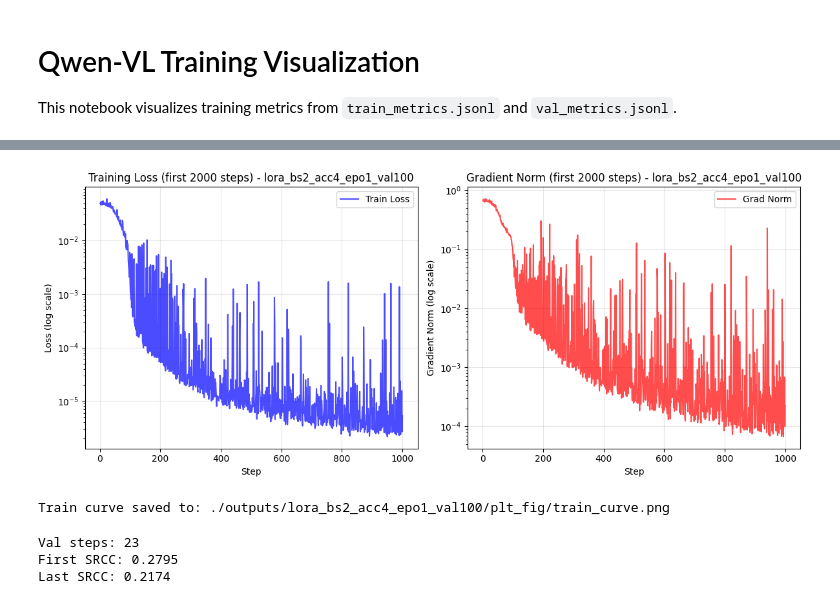
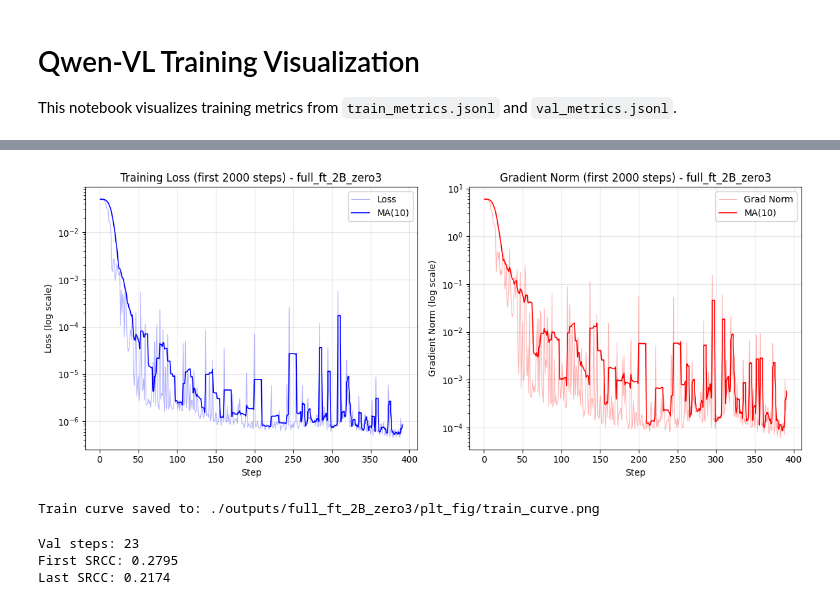
Before and after one commit to binwindow/qwen_ProtraitCraft, a Jupyter notebook: visualization.ipynb, the cells around one changed output, grey strips where cells are left out. Saved outputs shown, nothing was run; the diff lists cells and outputs as text; code cells hidden in the pictures.

```diff
--- a/visualization.ipynb
+++ b/visualization.ipynb
@@ -21,7 +21,7 @@ def load_jsonl(filepath):
     return metrics
 # %%
 # Configuration
-EXP_NAME = "lora_bs2_acc4_epo1_val100"  # Change this to your experiment name
+EXP_NAME = "full_ft_2B_zero3"  # Change this to your experiment name
 SAVE_DIR = "./outputs"
 
 EXP_DIR = os.path.join(SAVE_DIR, EXP_NAME)
@@ -61,42 +62,57 @@ Last train loss: 2.775614404981752e-07
 # %%
 # Plot training loss (first 2000 steps, log scale)
 if train_steps:
+    import numpy as np
+
     # Filter to first 2000 steps
     idx = [i for i, s in enumerate(train_steps) if s <= 1000]
     steps_2k = [train_steps[i] for i in idx]
     losses_2k = [train_losses[i] for i in idx]
     grads_2k = [train_grad_norms[i] for i in idx]
 
+    # Moving average function
+    def moving_average(data, window=10):
+        result = []
+        for i in range(len(data)):
+            start = max(0, i - window + 1)
+            result.append(np.mean(data[start:i+1]))
+        return result
+
+    losses_ma = moving_average(losses_2k, window=10)
+    grads_ma = moving_average(grads_2k, window=10)
+
     fig, axes = plt.subplots(1, 2, figsize=(12, 5))
 
-    # Loss curve (log scale)
-    axes[0].plot(steps_2k, losses_2k, 'b-', alpha=0.7, label='Train Loss')
+    # Loss curve
+    axes[0].plot(steps_2k, losses_2k, 'b-', alpha=0.3, linewidth=0.8, label='Loss')
+    axes[0].plot(steps_2k, losses_ma, 'b-', alpha=1.0, linewidth=1.2, label='MA(10)')
     axes[0].set_xlabel('Step')
     axes[0].set_ylabel('Loss (log scale)')
     axes[0].set_title(f'Training Loss (first 2000 steps) - {EXP_NAME}')
     axes[0].set_yscale('log')
     axes[0].grid(True, alpha=0.3)
     axes[0].legend()
 
-    # Gradient norm (log scale)
+    # Gradient norm
     if grads_2k:
-        axes[1].plot(steps_2k, grads_2k, 'r-', alpha=0.7, label='Grad Norm')
+        axes[1].plot(steps_2k, grads_2k, 'r-', alpha=0.3, linewidth=0.8, label='Grad Norm')
+        axes[1].plot(steps_2k, grads_ma, 'r-', alpha=1.0, linewidth=1.2, label='MA(10)')
         axes[1].set_xlabel('Step')
         axes[1].set_ylabel('Gradient Norm (log scale)')
         axes[1].set_title(f'Gradient Norm (first 2000 steps) - {EXP_NAME}')
         axes[1].set_yscale('log')
         axes[1].grid(True, alpha=0.3)
         axes[1].legend()
 
     plt.tight_layout()
 
     loss_curve_path = os.path.join(PLT_DIR, "train_curve.png")
     plt.savefig(loss_curve_path, dpi=150, bbox_inches='tight')
     plt.show()
     print(f"Train curve saved to: {loss_curve_path}")
 # %% [output]
-[figure, old version]
+[figure, new version]
-Train curve saved to: ./outputs/lora_bs2_acc4_epo1_val100/plt_fig/train_curve.png
+Train curve saved to: ./outputs/full_ft_2B_zero3/plt_fig/train_curve.png
 # %%
 # Extract validation metrics
 if val_metrics:
```
Also changed, not shown: parts of 2 cells of this notebook, 11 other files.
